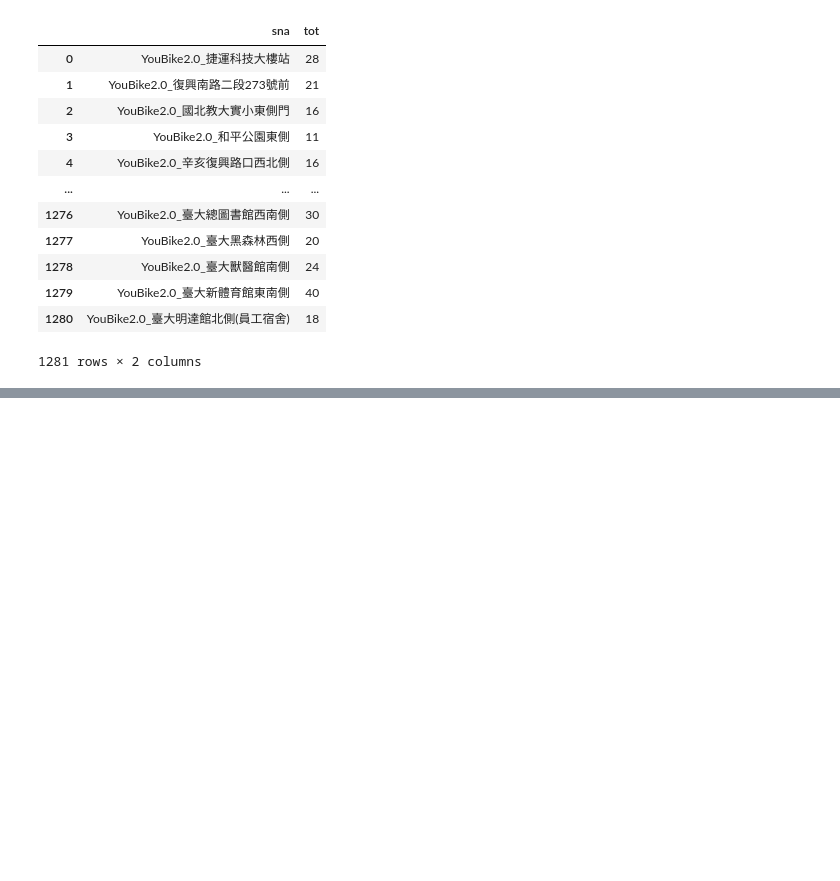
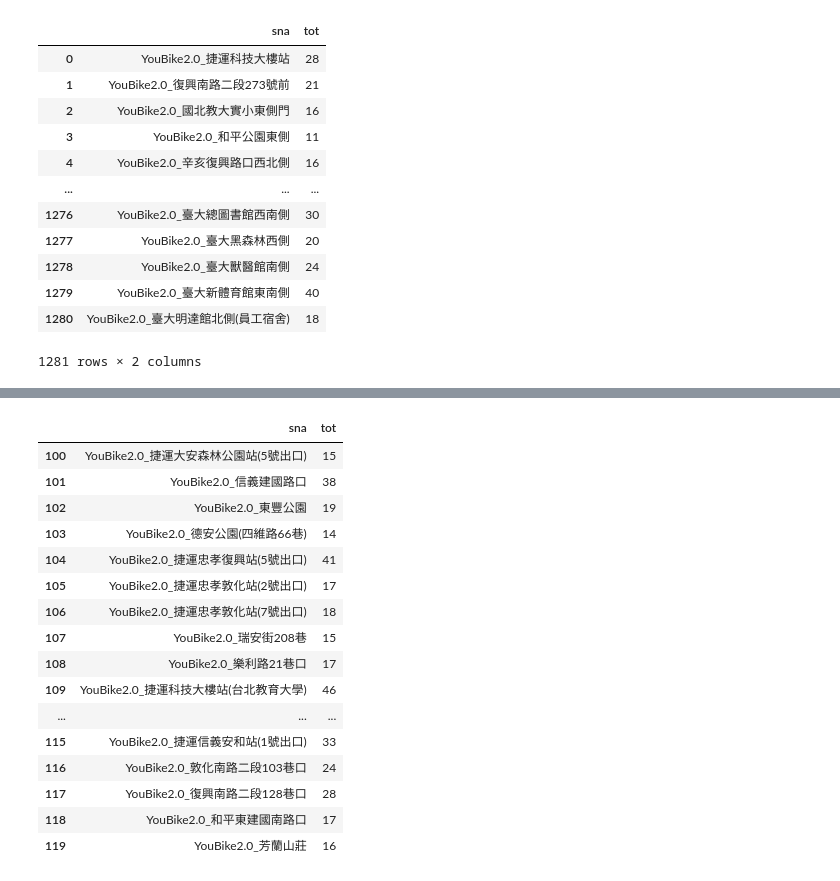
Before and after one commit to lijhen/__112_pythonLesson_LJ, a Jupyter notebook: lesson4_1-1.ipynb, the cells around one changed output, grey strips where cells are left out. Cells and saved outputs as stored; diff of their text form; code cells hidden in the pictures; blank space fills up the shorter version.

```diff
--- a/lesson4_1-1.ipynb
+++ b/lesson4_1-1.ipynb
@@ -90,0 +153,20 @@ dataFrame
+# %%
+dataFrame.iloc[100:120,[0,1]]
+# %% [output]
+|  | sna | tot |
+| 100 | YouBike2.0_捷運大安森林公園站(5號出口) | 15 |
+| 101 | YouBike2.0_信義建國路口 | 38 |
+| 102 | YouBike2.0_東豐公園 | 19 |
+| 103 | YouBike2.0_德安公園(四維路66巷) | 14 |
+| 104 | YouBike2.0_捷運忠孝復興站(5號出口) | 41 |
+| 105 | YouBike2.0_捷運忠孝敦化站(2號出口) | 17 |
+| 106 | YouBike2.0_捷運忠孝敦化站(7號出口) | 18 |
+| 107 | YouBike2.0_瑞安街208巷 | 15 |
+| 108 | YouBike2.0_樂利路21巷口 | 17 |
+| 109 | YouBike2.0_捷運科技大樓站(台北教育大學) | 46 |
+| ... | ... | ... |
+| 115 | YouBike2.0_捷運信義安和站(1號出口) | 33 |
+| 116 | YouBike2.0_敦化南路二段103巷口 | 24 |
+| 117 | YouBike2.0_復興南路二段128巷口 | 28 |
+| 118 | YouBike2.0_和平東建國南路口 | 17 |
+| 119 | YouBike2.0_芳蘭山莊 | 16 |
```
Also changed, not shown: parts of 6 cells of this notebook, 1 other file.
